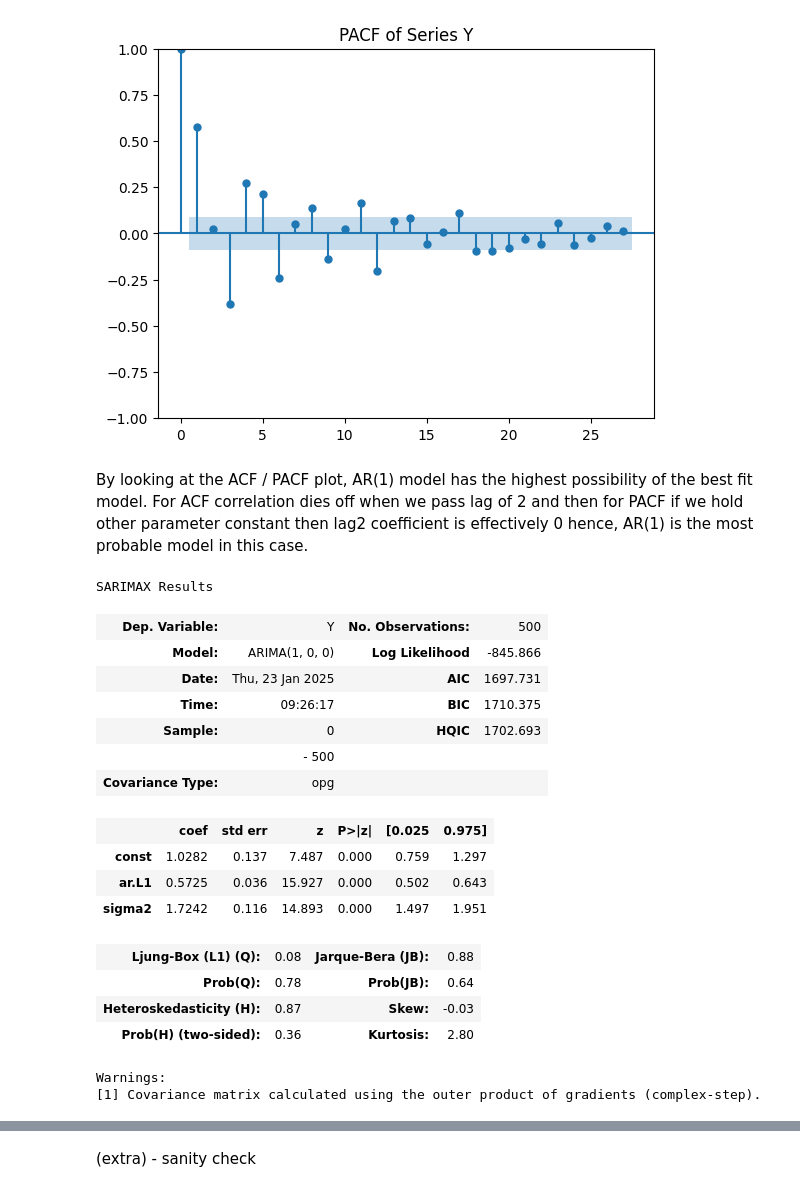
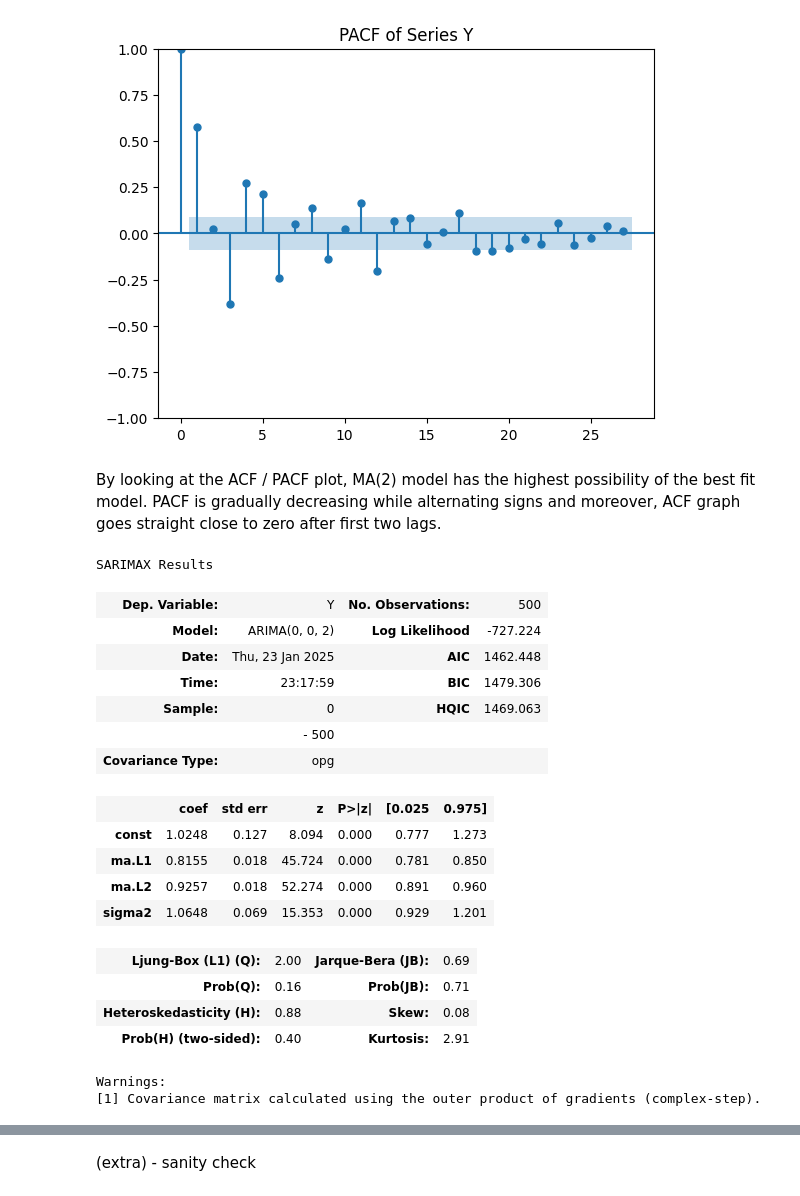
Before and after one commit to Kevin-finance/BUSN-41910-Time-series, a Jupyter notebook: src/Week2/HW2_MSK.ipynb, the cells around one changed output, grey strips where cells are left out. Cells and saved outputs as stored; diff of their text form; code cells hidden in the pictures.

```diff
--- a/src/Week2/HW2_MSK.ipynb
+++ b/src/Week2/HW2_MSK.ipynb
@@ -183,29 +183,30 @@ pmdarima.plot_acf(xy.loc[:,"Y"],alpha=0.05,title="ACF of Series Y")
 pmdarima.plot_pacf(xy.loc[:,"Y"],alpha=0.05,title="PACF of Series Y")
 # %% [output]
 [figure]
-# %% [markdown]
-By looking at the ACF / PACF plot, AR(1) model has the highest possibility of the best fit model.
-For ACF correlation dies off when we pass lag of 2 and then for PACF if we hold other parameter constant then lag2 coefficient is effectively 0 hence, AR(1) is the most probable model in this case.
+# %% [markdown]
+By looking at the ACF / PACF plot, MA(2) model has the highest possibility of the best fit model.
+PACF is gradually decreasing while alternating signs and moreover, ACF graph goes straight close to zero after first two lags.
 # %%
-model_y = ARIMA(endog = xy.loc[:,"Y"],order=(1,0,0)).fit()
+model_y = ARIMA(endog = xy.loc[:,"Y"],order=(0,0,2)).fit()
 model_y.summary()
 # %% [output]
 SARIMAX Results
 | Dep. Variable: | Y | No. Observations: | 500 |
-| Model: | ARIMA(1, 0, 0) | Log Likelihood | -845.866 |
-| Date: | Thu, 23 Jan 2025 | AIC | 1697.731 |
-| Time: | 09:26:17 | BIC | 1710.375 |
-| Sample: | 0 | HQIC | 1702.693 |
+| Model: | ARIMA(0, 0, 2) | Log Likelihood | -727.224 |
+| Date: | Thu, 23 Jan 2025 | AIC | 1462.448 |
+| Time: | 23:17:59 | BIC | 1479.306 |
+| Sample: | 0 | HQIC | 1469.063 |
 |  | - 500 |  |  |
 | Covariance Type: | opg |  |  |
 |  | coef | std err | z | P>|z| | [0.025 | 0.975] |
-| const | 1.0282 | 0.137 | 7.487 | 0.000 | 0.759 | 1.297 |
-| ar.L1 | 0.5725 | 0.036 | 15.927 | 0.000 | 0.502 | 0.643 |
-| sigma2 | 1.7242 | 0.116 | 14.893 | 0.000 | 1.497 | 1.951 |
+| const | 1.0248 | 0.127 | 8.094 | 0.000 | 0.777 | 1.273 |
+| ma.L1 | 0.8155 | 0.018 | 45.724 | 0.000 | 0.781 | 0.850 |
+| ma.L2 | 0.9257 | 0.018 | 52.274 | 0.000 | 0.891 | 0.960 |
+| sigma2 | 1.0648 | 0.069 | 15.353 | 0.000 | 0.929 | 1.201 |
-| Ljung-Box (L1) (Q): | 0.08 | Jarque-Bera (JB): | 0.88 |
-| Prob(Q): | 0.78 | Prob(JB): | 0.64 |
-| Heteroskedasticity (H): | 0.87 | Skew: | -0.03 |
-| Prob(H) (two-sided): | 0.36 | Kurtosis: | 2.80 |
+| Ljung-Box (L1) (Q): | 2.00 | Jarque-Bera (JB): | 0.69 |
+| Prob(Q): | 0.16 | Prob(JB): | 0.71 |
+| Heteroskedasticity (H): | 0.88 | Skew: | 0.08 |
+| Prob(H) (two-sided): | 0.40 | Kurtosis: | 2.91 |
 Warnings:
 [1] Covariance matrix calculated using the outer product of gradients (complex-step).
 # %%
```
Also changed, not shown: parts of 44 cells of this notebook, 2 other files.
